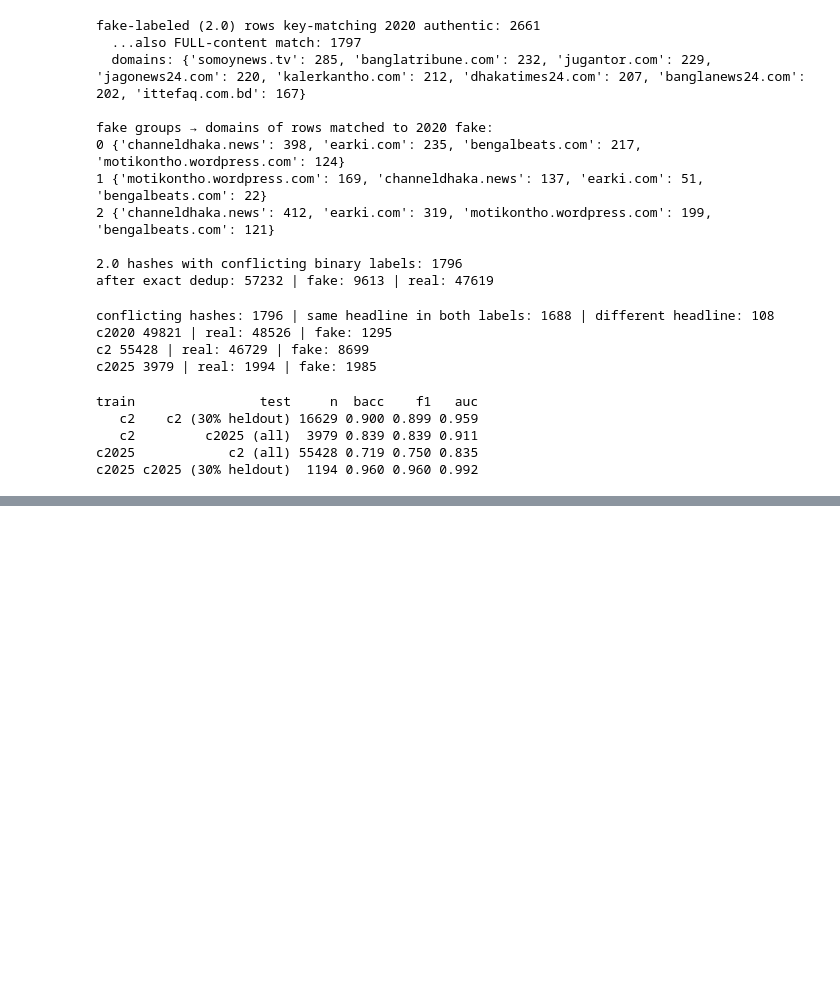
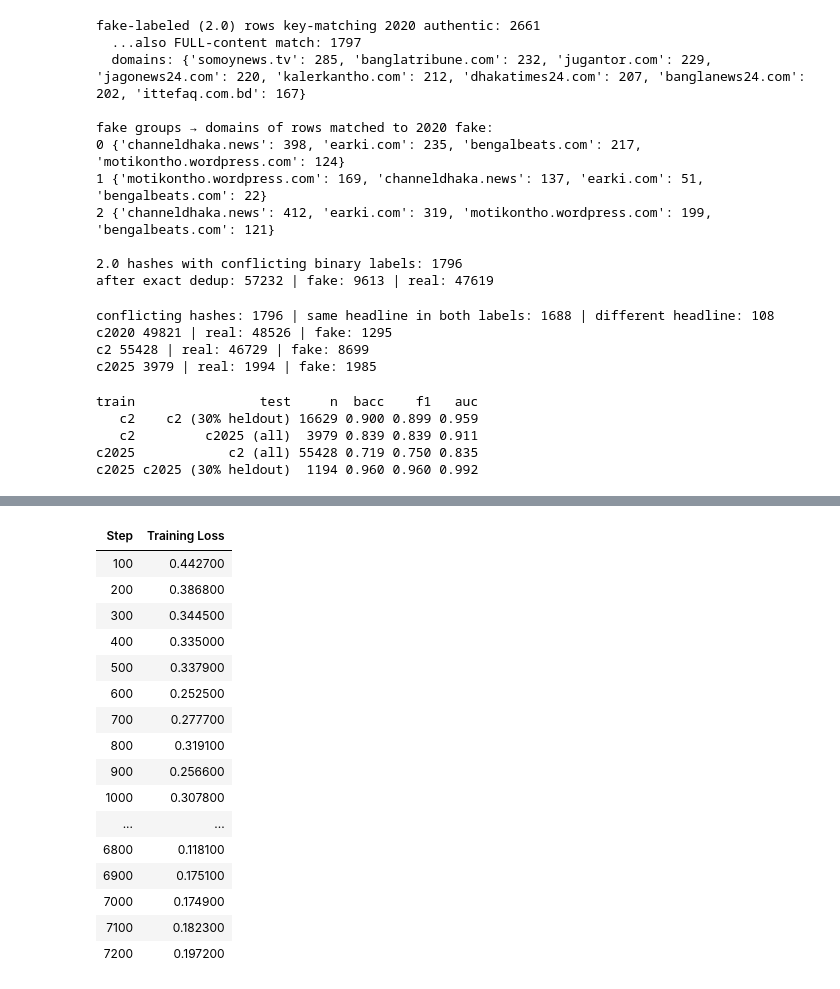
Before and after one commit to jaimulhaque/banglafake-detection, a Jupyter notebook: notebooks/06_data_audit.ipynb, the cells around one changed output, grey strips where cells are left out. Drawn from its saved outputs; the diff is of its cells as text; code cells hidden in the pictures; blank space fills up the shorter version.

Commit message:
Update training notebook

```diff
--- a/notebooks/06_data_audit.ipynb
+++ b/notebooks/06_data_audit.ipynb
@@ -248,3 +248,83 @@ train                test     n  bacc    f1   auc
    c2         c2025 (all)  3979 0.839 0.839 0.911
 c2025            c2 (all) 55428 0.719 0.750 0.835
 c2025 c2025 (30% heldout)  1194 0.960 0.960 0.992
+# %%
+# 08_transfer_matrix — Cell 1: in-corpus vs cross-corpus (BanglaBERT fine-tuned)
+import os, pandas as pd, numpy as np, torch, torch.nn as nn
+from transformers import AutoTokenizer, AutoModelForSequenceClassification, Trainer, TrainingArguments
+from sklearn.model_selection import train_test_split
+from sklearn.metrics import balanced_accuracy_score, f1_score, roc_auc_score
+
+P = "/mnt/g/banglafake-detection/data/processed/v2"
+R = "/mnt/g/banglafake-detection/reports/v2"; os.makedirs(R, exist_ok=True)
+MODEL = "csebuetnlp/banglabert"
+MAXLEN = 256
+SEED = 0
+
+try:
+    from normalizer import normalize as bn_normalize
+except ImportError:
+    bn_normalize = lambda s: s  # fallback if csebuetnlp normalizer isn't installed — flag if this triggers
+
+C = {n: pd.read_csv(f"{P}/{n}.csv") for n in ("c2", "c2025")}
+for df in C.values():
+    df["text"] = df["text"].fillna("").str[:2000].map(bn_normalize)
+
+tok = AutoTokenizer.from_pretrained(MODEL, use_fast=False)
+
+class TxtDS(torch.utils.data.Dataset):
+    def __init__(self, df):
+        self.enc = tok(df["text"].tolist(), truncation=True, max_length=MAXLEN, padding=False)
+        self.labels = df["label"].astype(int).tolist()
+    def __len__(self): return len(self.labels)
+    def __getitem__(self, i):
+        item = {k: v[i] for k, v in self.enc.items()}
+        item["labels"] = self.labels[i]
+        return item
+
+def ev(y, p, s):
+    return dict(bacc=round(balanced_accuracy_score(y, p), 3),
+                f1=round(f1_score(y, p, average="macro"), 3),
+                auc=round(roc_auc_score(y, s), 3))
+
+splits = {n: train_test_split(df, test_size=0.3, stratify=df["label"], random_state=SEED) for n, df in C.items()}
+
+class WeightedTrainer(Trainer):
+    def __init__(self, *a, class_weights=None, **kw):
+        super().__init__(*a, **kw)
+        self.cw = class_weights
+    def compute_loss(self, model, inputs, return_outputs=False, **kw):
+        labels = inputs.pop("labels")
+        out = model(**inputs)
+        loss = nn.functional.cross_entropy(out.logits, labels, weight=self.cw.to(out.logits.device))
+        return (loss, out) if return_outputs else loss
+
+def fit(tr_df):
+    model = AutoModelForSequenceClassification.from_pretrained(MODEL, num_labels=2)
+    vc = tr_df["label"].value_counts()
+    cw = torch.tensor([len(tr_df) / (2 * vc.get(0, 1)), len(tr_df) / (2 * vc.get(1, 1))], dtype=torch.float)
+    args = TrainingArguments(
+        output_dir="/tmp/bb_run", per_device_train_batch_size=16, per_device_eval_batch_size=64,
+        num_train_epochs=3, learning_rate=2e-5, weight_decay=0.01, logging_steps=100,
+        save_strategy="no", report_to=[], seed=SEED, fp16=torch.cuda.is_available(),
+    )
+    trainer = WeightedTrainer(model=model, args=args, train_dataset=TxtDS(tr_df),
+                               data_collator=lambda feats: tok.pad(feats, return_tensors="pt"),
+                               class_weights=cw)
+    trainer.train()
+    return trainer
+
+rows = []
+for a in C:
+    trainer = fit(splits[a][0])
+    for b in C:
+        te = splits[b][1] if a == b else C[b]
+        logits = trainer.predict(TxtDS(te)).predictions
+        s = logits[:, 1] - logits[:, 0]
+        p = (s > 0).astype(int)
+        rows.append(dict(train=a, test=b + (" (30% heldout)" if a == b else " (all)"),
+                          n=len(te), **ev(te["label"].values, p, s)))
+res = pd.DataFrame(rows)
+res.to_csv(f"{R}/banglabert_transfer.csv", index=False)
+print(res.to_string(index=False))
+# %% [output]
@@ -250,0 +334,17 @@ c2025 c2025 (30% heldout)  1194 0.960 0.960 0.992
+| Step | Training Loss |
+| 100 | 0.442700 |
+| 200 | 0.386800 |
+| 300 | 0.344500 |
+| 400 | 0.335000 |
+| 500 | 0.337900 |
+| 600 | 0.252500 |
+| 700 | 0.277700 |
+| 800 | 0.319100 |
+| 900 | 0.256600 |
+| 1000 | 0.307800 |
+| ... | ... |
+| 6800 | 0.118100 |
+| 6900 | 0.175100 |
+| 7000 | 0.174900 |
+| 7100 | 0.182300 |
+| 7200 | 0.197200 |
```
Also changed, not shown: parts of 2 cells of this notebook, 1 other file.
